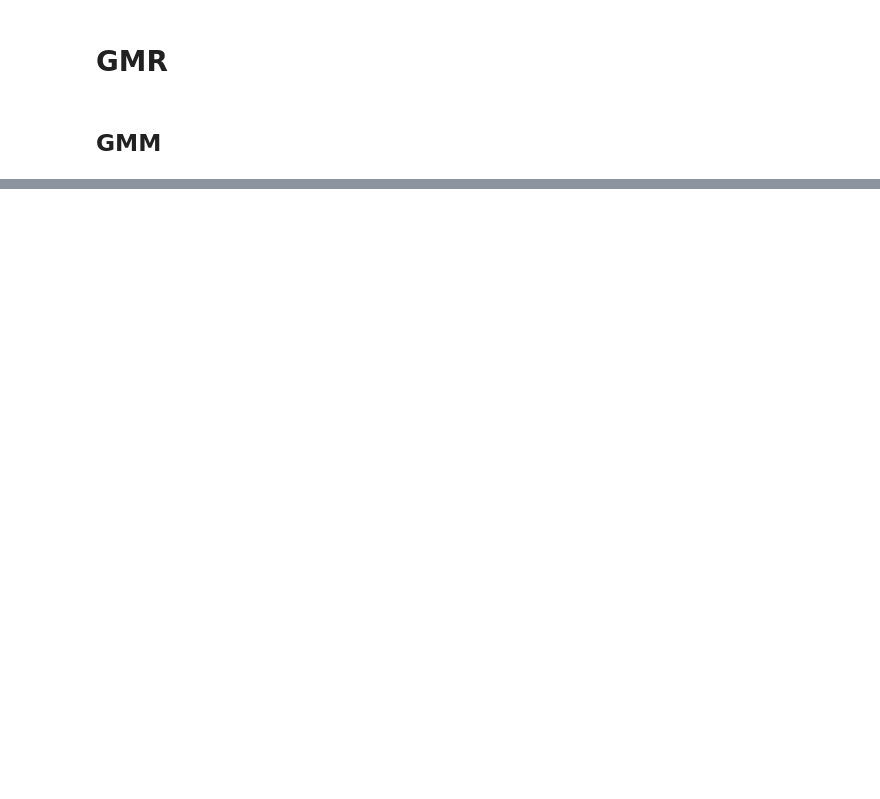
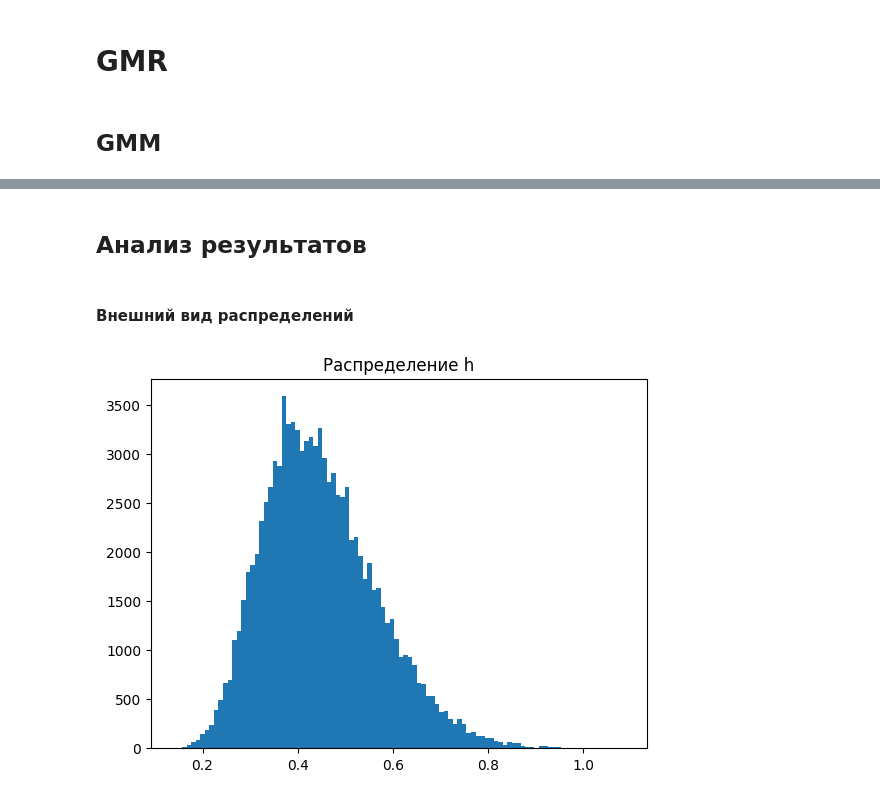
Before and after one commit to AnfimovAleksandr/mag_diploma, a Jupyter notebook: synthetic_500/simple_VAR.ipynb, the cells around one changed output, grey strips where cells are left out. Saved outputs shown, nothing was run; the diff lists cells and outputs as text; code cells hidden in the pictures; blank space fills up the shorter version.

```diff
--- a/synthetic_500/simple_VAR.ipynb
+++ b/synthetic_500/simple_VAR.ipynb
@@ -101,0 +483,15 @@ plt.show()
+# %% [markdown]
+## Анализ результатов
+# %%
+chains = pd.read_excel('result_10000.xlsx')
+h_s = np.array(chains['h'])
+# %%
+chains = np.array(chains)
+# %% [markdown]
+#### Внешний вид распределений
+# %%
+plt.hist(chains[1000::, 0], bins=100)
+plt.title('Распределение h')
+plt.show()
+# %% [output]
+[figure, added]
```
Also changed, not shown: parts of 38 cells of this notebook, 1 other file.
